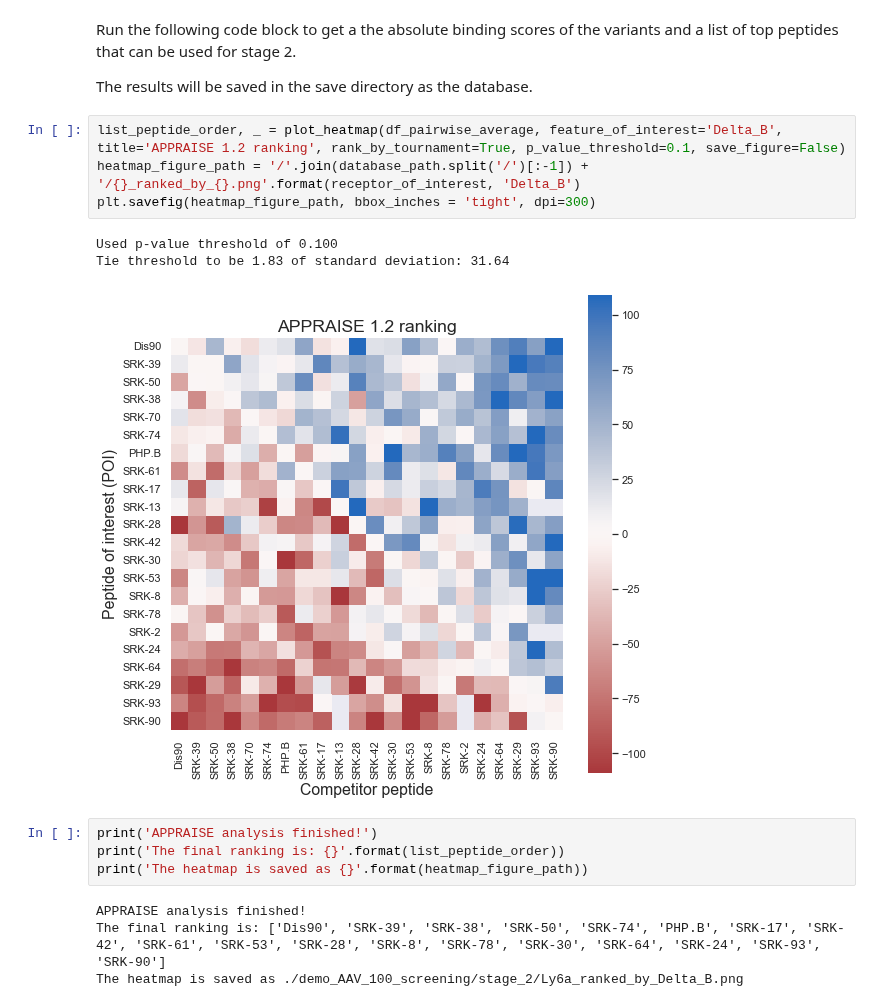
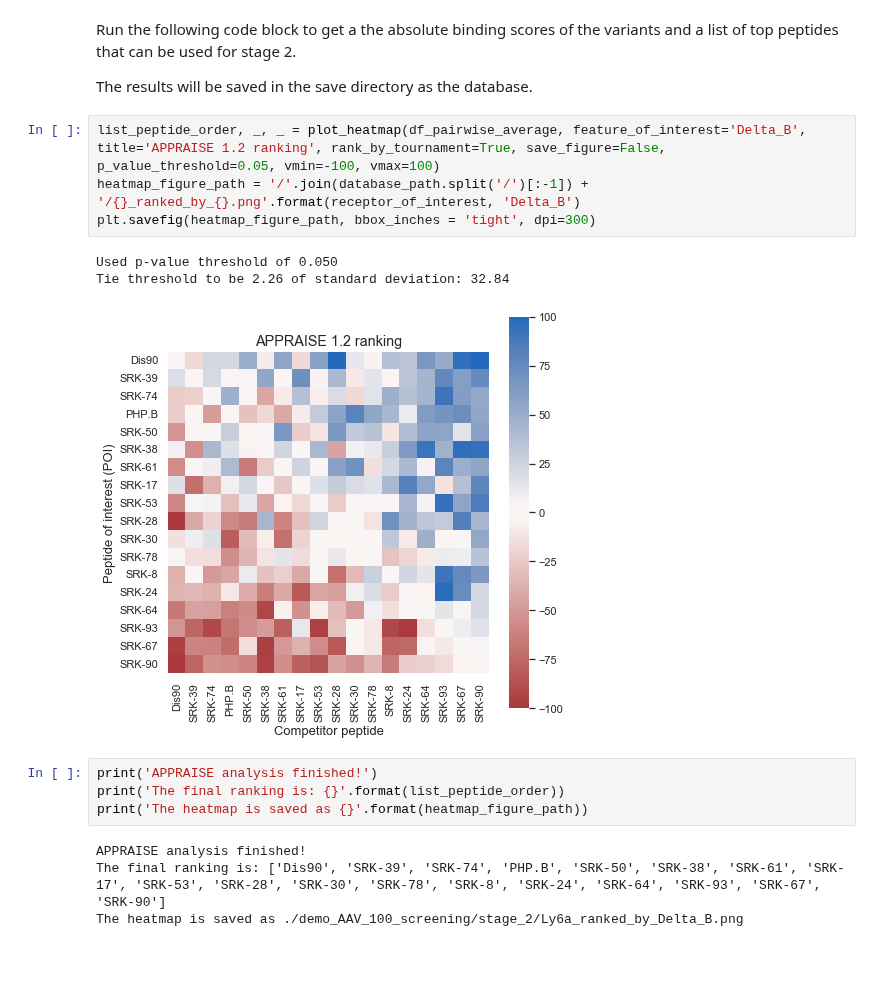
Before and after one commit to xz-ding/APPRAISE, a Jupyter notebook: demo/appraise_demo.ipynb, the cells around one changed output. Drawn from its saved outputs; the diff is of its cells as text; blank space fills up the shorter version.

```diff
--- a/demo/appraise_demo.ipynb
+++ b/demo/appraise_demo.ipynb
@@ -689,18 +708,18 @@ Run the following code block to get a the absolute binding scores of the variant
 
 The results will be saved in the save directory as the database.
 # %%
-list_peptide_order, _ = plot_heatmap(df_pairwise_average, feature_of_interest='Delta_B', title='APPRAISE 1.2 ranking', rank_by_tournament=True, p_value_threshold=0.1, save_figure=False)
+list_peptide_order, _, _ = plot_heatmap(df_pairwise_average, feature_of_interest='Delta_B', title='APPRAISE 1.2 ranking', rank_by_tournament=True, save_figure=False, p_value_threshold=0.05, vmin=-100, vmax=100)
 heatmap_figure_path = '/'.join(database_path.split('/')[:-1]) + '/{}_ranked_by_{}.png'.format(receptor_of_interest, 'Delta_B')
 plt.savefig(heatmap_figure_path, bbox_inches = 'tight', dpi=300)
 # %% [output]
-Used p-value threshold of 0.100
-Tie threshold to be 1.83 of standard deviation: 31.64
+Used p-value threshold of 0.050
+Tie threshold to be 2.26 of standard deviation: 32.84
-[figure, old version]
+[figure, new version]
 # %%
 print('APPRAISE analysis finished!')
 print('The final ranking is: {}'.format(list_peptide_order))
 print('The heatmap is saved as {}'.format(heatmap_figure_path))
 # %% [output]
 APPRAISE analysis finished!
-The final ranking is: ['Dis90', 'SRK-39', 'SRK-38', 'SRK-50', 'SRK-74', 'PHP.B', 'SRK-17', 'SRK-42', 'SRK-61', 'SRK-53', 'SRK-28', 'SRK-8', 'SRK-78', 'SRK-30', 'SRK-64', 'SRK-24', 'SRK-93', 'SRK-90']
+The final ranking is: ['Dis90', 'SRK-39', 'SRK-74', 'PHP.B', 'SRK-50', 'SRK-38', 'SRK-61', 'SRK-17', 'SRK-53', 'SRK-28', 'SRK-30', 'SRK-78', 'SRK-8', 'SRK-24', 'SRK-64', 'SRK-93', 'SRK-67', 'SRK-90']
 The heatmap is saved as ./demo_AAV_100_screening/stage_2/Ly6a_ranked_by_Delta_B.png
```
Also changed, not shown: parts of 12 cells of this notebook.
